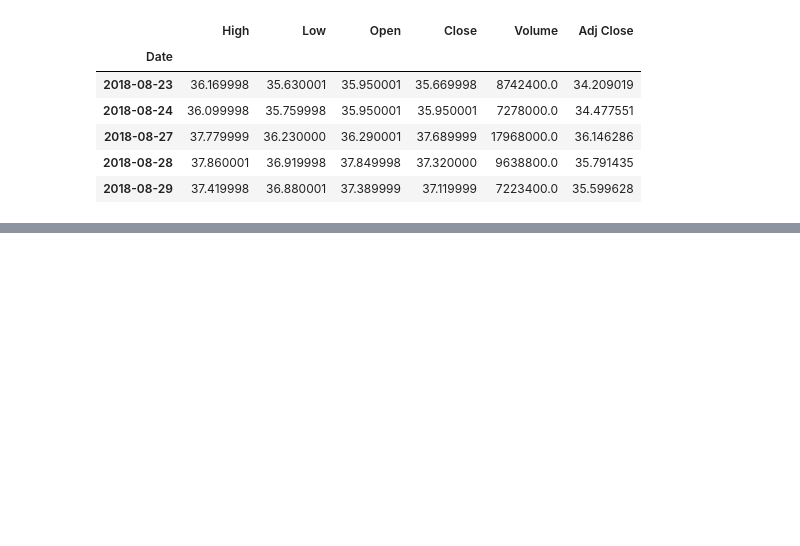
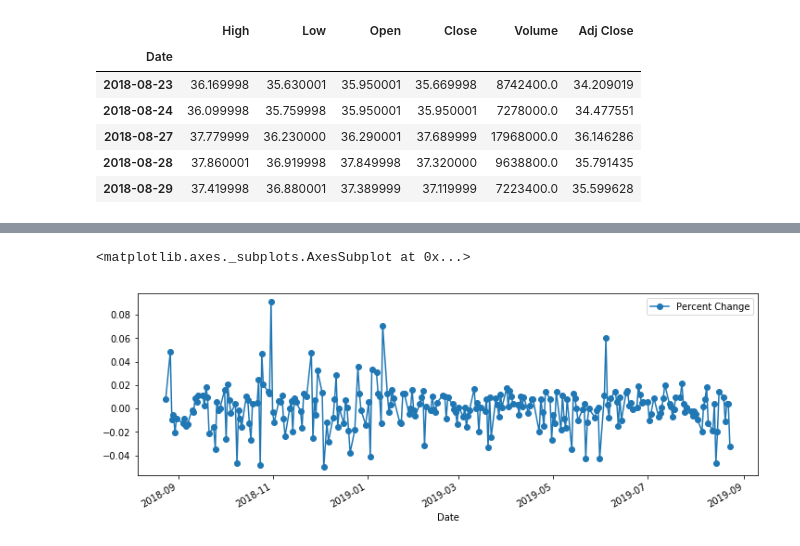
Before and after one commit to gauxu/PSB, a Jupyter notebook: ViewRsltMod/USA_CarStock_Analize.ipynb, the cells around one changed output, grey strips where cells are left out. Drawn from its saved outputs; the diff is of its cells as text; code cells hidden in the pictures; blank space fills up the shorter version.

```diff
--- a/ViewRsltMod/USA_CarStock_Analize.ipynb
+++ b/ViewRsltMod/USA_CarStock_Analize.ipynb
@@ -33,0 +54,9 @@ df.head()
+# %%
+#日ごとの終値の変動パーセンテージを「PercentChange」カラムとして追加する
+df['Percent Change'] = df['Adj Close'].pct_change()
+
+#変動推移をプロット
+df['Percent Change'].plot(legend=True, figsize=(12,4), marker='o')
+# %% [output]
+<matplotlib.axes._subplots.AxesSubplot at 0x...>
+[figure, added]
```
Also changed, not shown: parts of 11 cells of this notebook, 1 other file.
